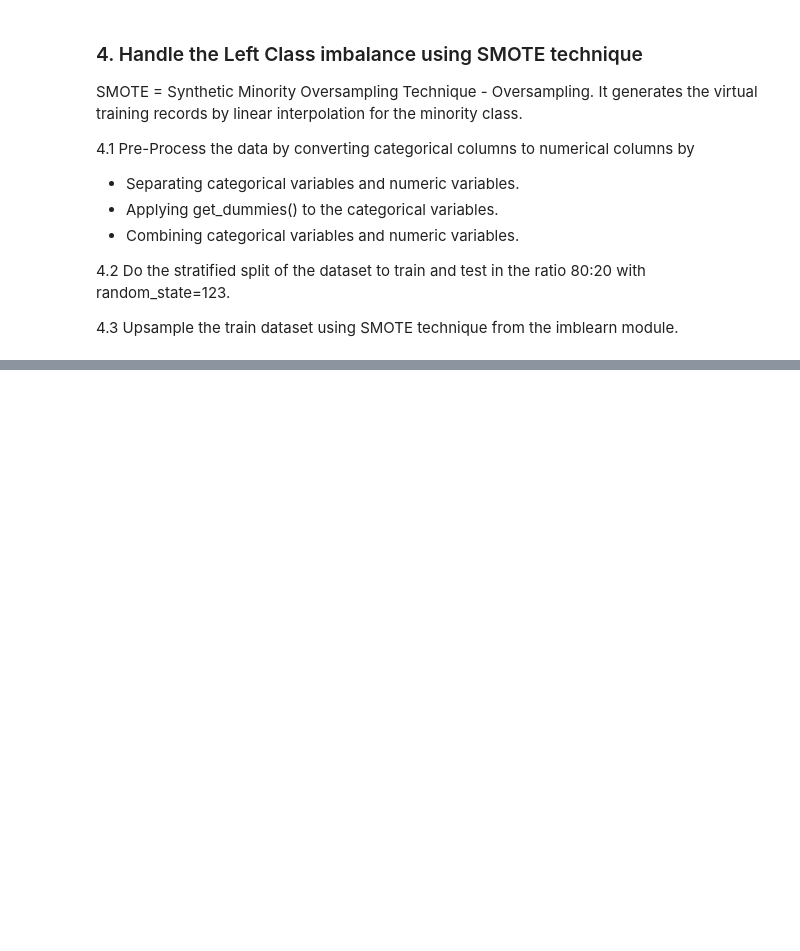
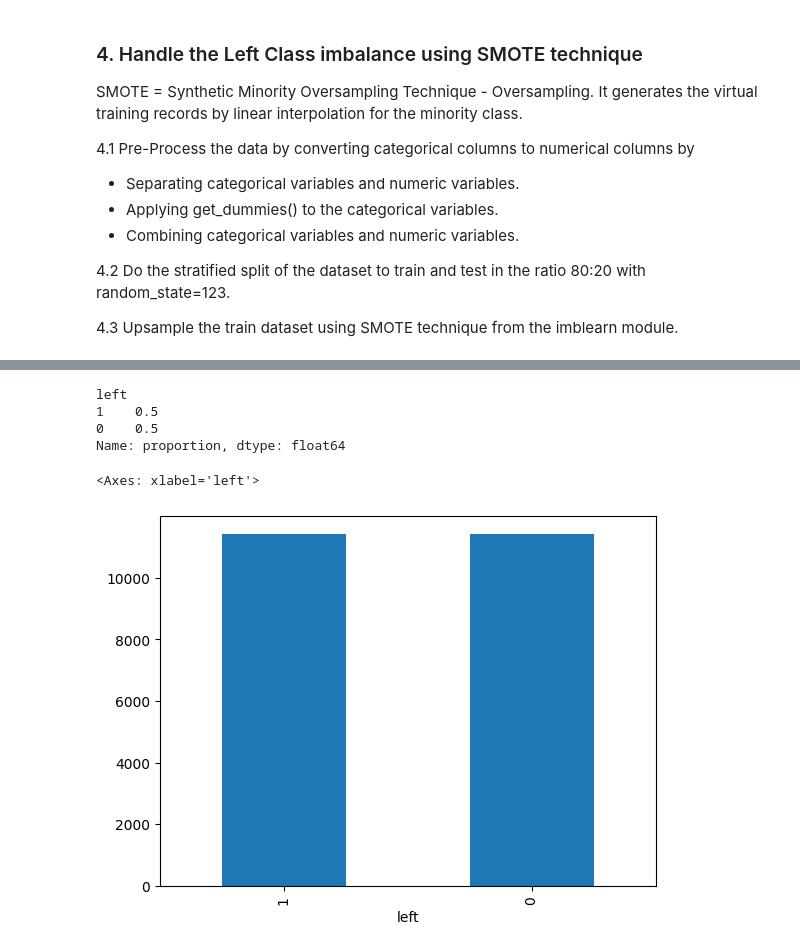
Before and after one commit to chai923/AIML, a Jupyter notebook: AIML_EmployeeTurnoverAnalysis_Project_CKazi.ipynb, the cells around one changed output, grey strips where cells are left out. Drawn from its saved outputs; the diff is of its cells as text; code cells hidden in the pictures; blank space fills up the shorter version.

```diff
--- a/AIML_EmployeeTurnoverAnalysis_Project_CKazi.ipynb
+++ b/AIML_EmployeeTurnoverAnalysis_Project_CKazi.ipynb
@@ -240,0 +247,6 @@ SMOTE = Synthetic Minority Oversampling Technique - Oversampling. It generates t
+# %%
+#apply get_dummies to categorical data
+df2 = pd.get_dummies(df,columns=['Department','salary'],dtype=int)
+print(df2.columns)
+print("")
+print(df2.info())
@@ -240,0 +271,16 @@ SMOTE = Synthetic Minority Oversampling Technique - Oversampling. It generates t
+# %%
+#split the data into outcome and features + use SMOTE to resample
+x = df2.drop("left",axis=1)
+y = df2['left']
+
+sm = SMOTE()
+x_resm,y_resm = sm.fit_resample(x,y)
+print(y_resm.value_counts(normalize=True))
+y_resm.value_counts().plot(kind='bar')
+# %% [output]
+left
+1    0.5
+0    0.5
+Name: proportion, dtype: float64
+<Axes: xlabel='left'>
+[figure, added]
```
Also changed, not shown: parts of 9 cells of this notebook, 4 other files.
